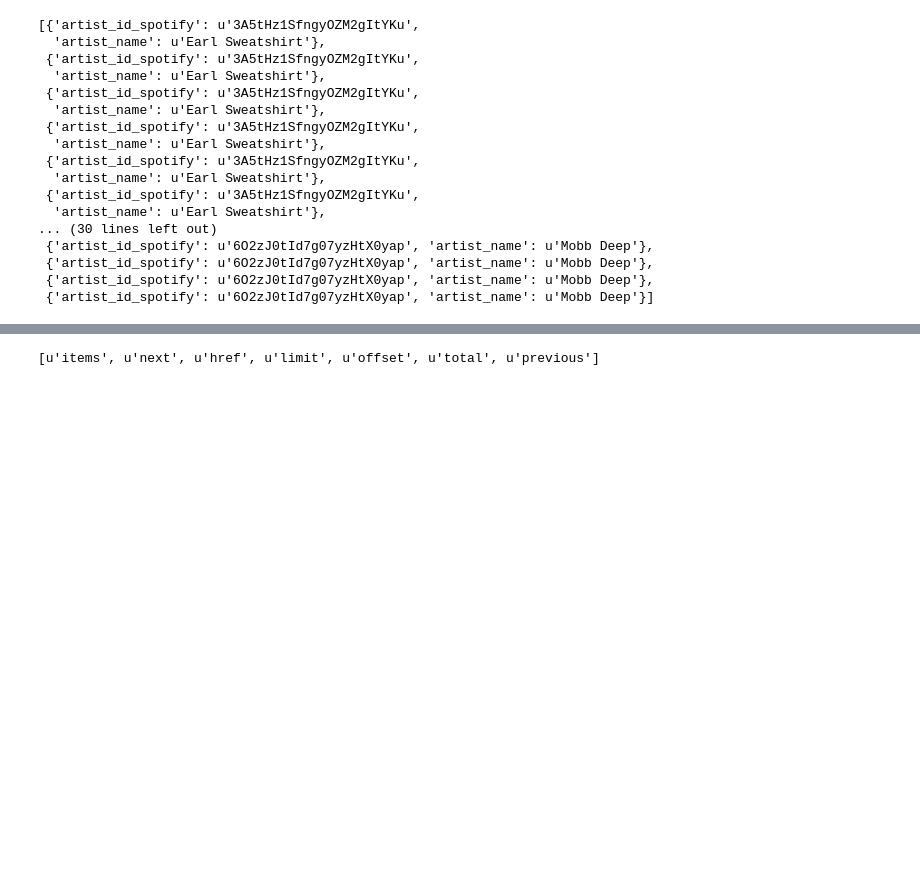
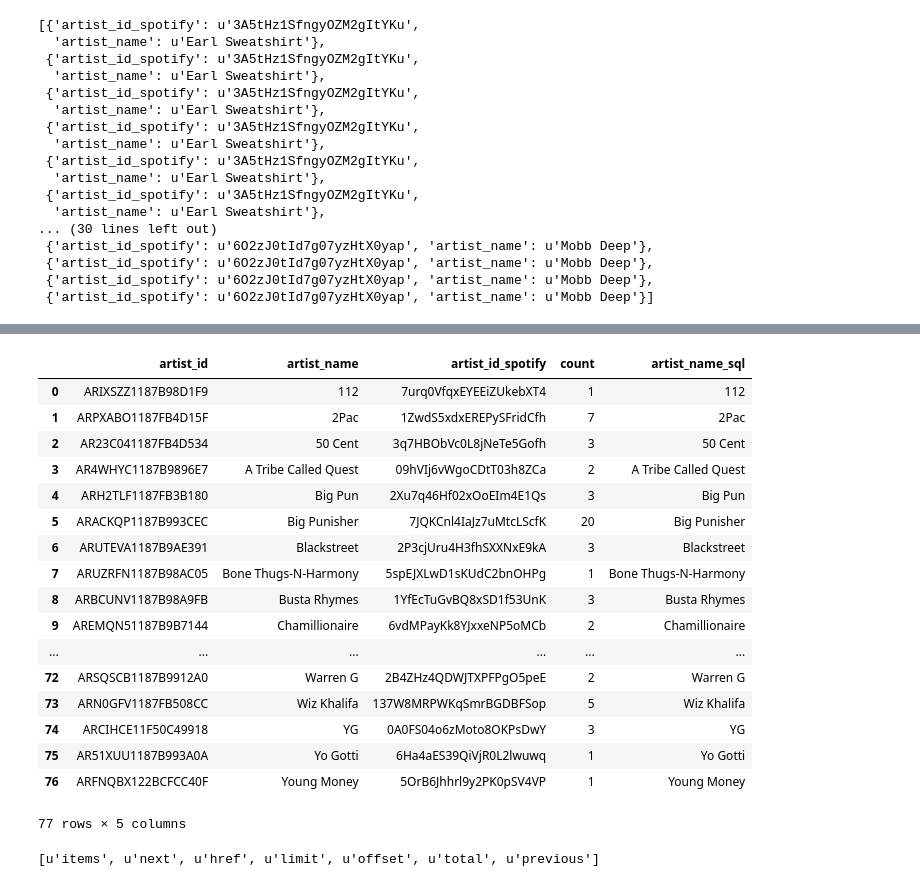
Before and after one commit to bsbell21/CapstoneProject, a Jupyter notebook: Untitled4.ipynb, the cells around one changed output, grey strips where cells are left out. Cells and saved outputs as stored; diff of their text form; code cells hidden in the pictures; blank space fills up the shorter version.

```diff
--- a/Untitled4.ipynb
+++ b/Untitled4.ipynb
@@ -548,0 +549,2 @@ sp = spotify_functions_mult131114.SpotifyFunctionsPrivate(access_token='BQAoqR_S
+# %%
+df_pipeline = sp.fit()
@@ -732,0 +732,3 @@ bsbell23_userplaylists
+# %%
+playlist_artist_data = sp.get_playlist_artist_data()
+playlist_artist_data
@@ -732,0 +753,3 @@ bsbell23_userplaylists
+# %%
+df_pipe, df_artist_data = sp.create_df_pipeline_from_artist_data(playlist_artist_data)
+df_pipe
@@ -733,3 +813,24 @@ bsbell23_userplaylists
+# %%
+df_artist_data
+# %% [output]
+|  | artist_id | artist_name | artist_id_spotify | count | artist_name_sql |
+| 0 | ARIXSZZ1187B98D1F9 | 112 | 7urq0VfqxEYEEiZUkebXT4 | 1 | 112 |
+| 1 | ARPXABO1187FB4D15F | 2Pac | 1ZwdS5xdxEREPySFridCfh | 7 | 2Pac |
+| 2 | AR23C041187FB4D534 | 50 Cent | 3q7HBObVc0L8jNeTe5Gofh | 3 | 50 Cent |
+| 3 | AR4WHYC1187B9896E7 | A Tribe Called Quest | 09hVIj6vWgoCDtT03h8ZCa | 2 | A Tribe Called Quest |
+| 4 | ARH2TLF1187FB3B180 | Big Pun | 2Xu7q46Hf02xOoEIm4E1Qs | 3 | Big Pun |
+| 5 | ARACKQP1187B993CEC | Big Punisher | 7JQKCnl4IaJz7uMtcLScfK | 20 | Big Punisher |
+| 6 | ARUTEVA1187B9AE391 | Blackstreet | 2P3cjUru4H3fhSXXNxE9kA | 3 | Blackstreet |
+| 7 | ARUZRFN1187B98AC05 | Bone Thugs-N-Harmony | 5spEJXLwD1sKUdC2bnOHPg | 1 | Bone Thugs-N-Harmony |
+| 8 | ARBCUNV1187B98A9FB | Busta Rhymes | 1YfEcTuGvBQ8xSD1f53UnK | 3 | Busta Rhymes |
+| 9 | AREMQN51187B9B7144 | Chamillionaire | 6vdMPayKk8YJxxeNP5oMCb | 2 | Chamillionaire |
+| ... | ... | ... | ... | ... | ... |
+| 72 | ARSQSCB1187B9912A0 | Warren G | 2B4ZHz4QDWJTXPFPgO5peE | 2 | Warren G |
+| 73 | ARN0GFV1187FB508CC | Wiz Khalifa | 137W8MRPWKqSmrBGDBFSop | 5 | Wiz Khalifa |
+| 74 | ARCIHCE11F50C49918 | YG | 0A0FS04o6zMoto8OKPsDwY | 3 | YG |
+| 75 | AR51XUU1187B993A0A | Yo Gotti | 6Ha4aES39QiVjR0L2lwuwq | 1 | Yo Gotti |
+| 76 | ARFNQBX122BCFCC40F | Young Money | 5OrB6Jhhrl9y2PK0pSV4VP | 1 | Young Money |
+77 rows × 5 columns
 # %%
 bsbell23_userplaylists = sp.s.user_playlists('bsbell23')
 # %%
```
Also changed, not shown: parts of 31 cells of this notebook, 32 other files.
